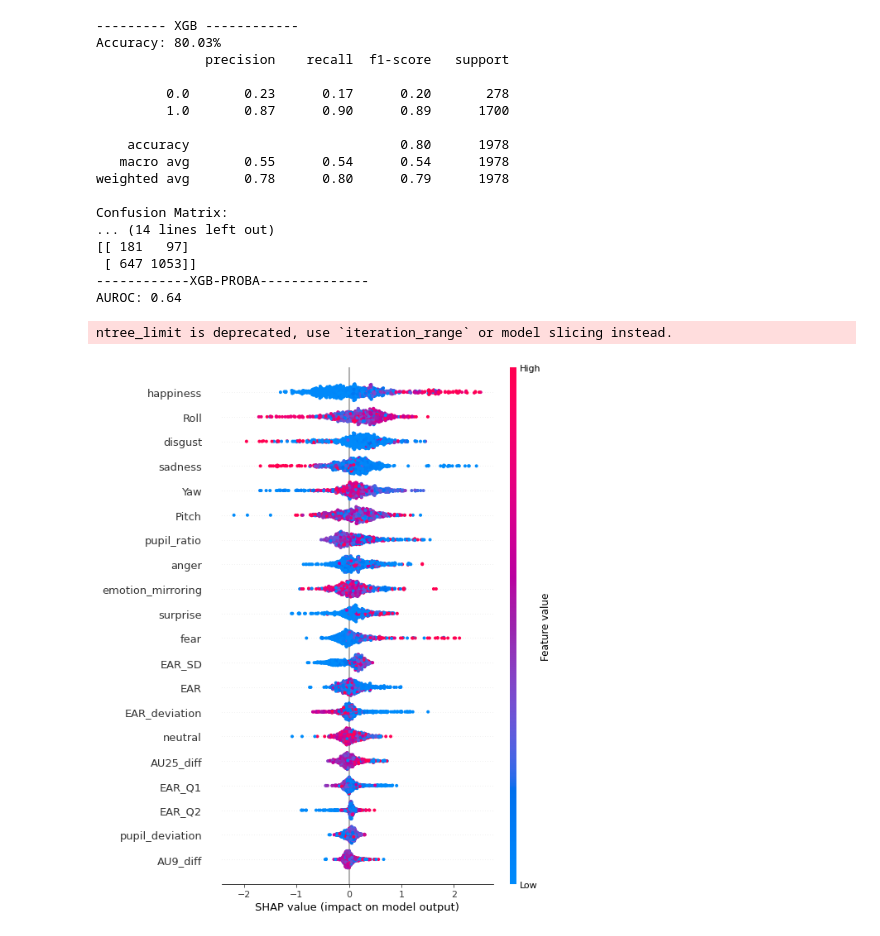
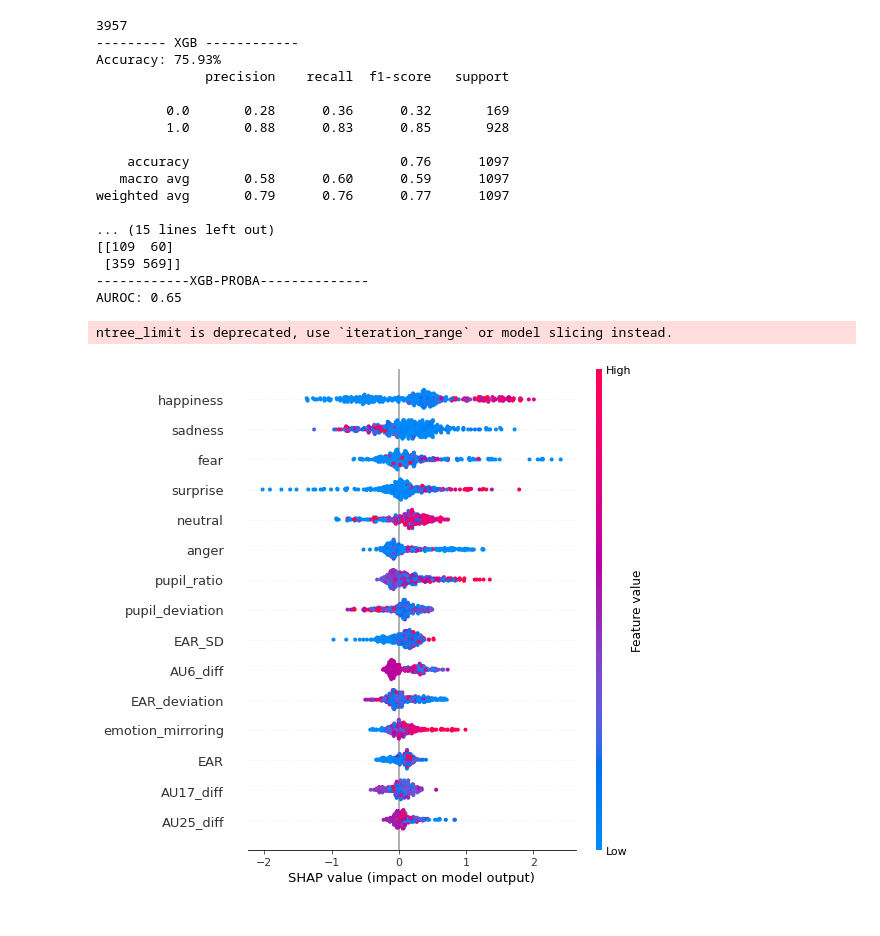
Before and after one commit to ramon284/Interest-predictor, a Jupyter notebook: zpredict.ipynb, the cells around one changed output. Saved outputs shown, nothing was run; the diff lists cells and outputs as text; code cells hidden in the pictures.

```diff
--- a/zpredict.ipynb
+++ b/zpredict.ipynb
@@ -231,27 +220,61 @@ print(len(y_train))
 X_train_filled = X_train.fillna(X_train.median())
 X_test_filled = X_test.fillna(X_train.median())
 # %%
+# from imblearn.under_sampling import NearMiss
+
+# smoteBool = 0
+# undersampleBool = 0
+
+# if smoteBool:
+#     print('SMOTE xgboost')
+#     X_train_smote, y_train_smote = smote.fit_resample(X_train_filled, y_train)
+#     scale_pos_weight = len(y_train_smote[y_train_smote == 0]) / len(y_train_smote[y_train_smote == 1])
+#     model = xgb.XGBClassifier(objective='binary:logistic', random_state=42, scale_pos_weight=scale_pos_weight)  # Adjust hyperparameters as needed
+#     model.fit(X_train_smote, y_train_smote)
+# elif undersampleBool:
+#     print('UNDERSAMPLE xgboost')
+#     nm = NearMiss()
+#     X_train_filled, y_train = nm.fit_resample(X_train_filled, y_train)
+#     scale_pos_weight = len(y_train[y_train == 0]) / len(y_train[y_train == 1])
+#     model = xgb.XGBClassifier(objective='binary:logistic', random_state=42, scale_pos_weight=scale_pos_weight)  # Adjust hyperparameters as needed
+#     model.fit(X_train_filled, y_train)
+# else:
+#     scale_pos_weight = len(y_train[y_train == 0]) / len(y_train[y_train == 1])
+#     print(f'REGULAR xgboost, scale_weight:{scale_pos_weight}')
+#     model = xgb.XGBClassifier(objective='binary:logistic', random_state=42, scale_pos_weight=(scale_pos_weight/3),
+#                               learning_rate=0.12, min_child_weight=1, max_delta_step=5,
+#                               n_estimators = 200)  # Adjust hyperparameters as needed
+#     model.fit(X_train_filled, y_train)
+
 from imblearn.under_sampling import NearMiss
+from sklearn.feature_selection import RFECV
+from sklearn.model_selection import StratifiedKFold
+from xgboost import XGBClassifier
+from sklearn.pipeline import make_pipeline
 
 smoteBool = 0
 undersampleBool = 0
+
+rfecv = RFECV(estimator=XGBClassifier(), step=1, cv=StratifiedKFold(5), scoring='f1_weighted')
 
 if smoteBool:
     print('SMOTE xgboost')
     X_train_smote, y_train_smote = smote.fit_resample(X_train_filled, y_train)
     scale_pos_weight = len(y_train_smote[y_train_smote == 0]) / len(y_train_smote[y_train_smote == 1])
-    model = xgb.XGBClassifier(objective='binary:logistic', random_state=42, scale_pos_weight=scale_pos_weight)  # Adjust hyperparameters as needed
+    model = make_pipeline(rfecv, XGBClassifier(objective='binary:logistic', random_state=42, scale_pos_weight=scale_pos_weight))  # Adjust hyperparameters as needed
     model.fit(X_train_smote, y_train_smote)
 elif undersampleBool:
     print('UNDERSAMPLE xgboost')
     nm = NearMiss()
     X_train_filled, y_train = nm.fit_resample(X_train_filled, y_train)
     scale_pos_weight = len(y_train[y_train == 0]) / len(y_train[y_train == 1])
-    model = xgb.XGBClassifier(objective='binary:logistic', random_state=42, scale_pos_weight=scale_pos_weight)  # Adjust hyperparameters as needed
+    model = make_pipeline(rfecv, XGBClassifier(objective='binary:logistic', random_state=42, scale_pos_weight=scale_pos_weight))  # Adjust hyperparameters as needed
     model.fit(X_train_filled, y_train)
 else:
     scale_pos_weight = len(y_train[y_train == 0]) / len(y_train[y_train == 1])
     print(f'REGULAR xgboost, scale_weight:{scale_pos_weight}')
-    model = xgb.XGBClassifier(objective='binary:logistic', random_state=42, scale_pos_weight=scale_pos_weight)  # Adjust hyperparameters as needed
+    model = make_pipeline(rfecv, XGBClassifier(objective='binary:logistic', random_state=42, scale_pos_weight=(scale_pos_weight/3),
+                              learning_rate=0.12, min_child_weight=1, max_delta_step=5,
+                              n_estimators = 200))  # Adjust hyperparameters as needed
     model.fit(X_train_filled, y_train)
 # %% [output]
@@ -274,6 +299,8 @@ else:
     svm_clf.fit(X_train_filled, y_train)
     y_pred_svm = svm_clf.predict(X_test_filled)
 # %%
+print(len(X_train_filled))
+
 y_pred = model.predict(X_test_filled)
 print('--------- XGB ------------')
 accuracy = accuracy_score(y_test, y_pred)
@@ -306,46 +333,55 @@ print("AUROC: %.2f" % auroc)
 
 
 ## 21 15
+## 20-89 and 33-74
+## nu 27-90 en 35-73
+
+## Confusion Matrix xgb:
+# [[  63  215]
+#  [ 129 1571]]
+# Confusion Matrix svm:
+# [[ 205   73]
+#  [ 681 1019]]
 # %% [output]
+3957
 --------- XGB ------------
-Accuracy: 80.03%
+Accuracy: 75.93%
               precision    recall  f1-score   support
 
-         0.0       0.23      0.17      0.20       278
-         1.0       0.87      0.90      0.89      1700
+         0.0       0.28      0.36      0.32       169
+         1.0       0.88      0.83      0.85       928
 
-    accuracy                           0.80      1978
-   macro avg       0.55      0.54      0.54      1978
-weighted avg       0.78      0.80      0.79      1978
+    accuracy                           0.76      1097
+   macro avg       0.58      0.60      0.59      1097
+weighted avg       0.79      0.76      0.77      1097
 
-Confusion Matrix:
-... (14 lines left out)
-[[ 181   97]
- [ 647 1053]]
+... (15 lines left out)
+[[109  60]
+ [359 569]]
 ------------XGB-PROBA--------------
-AUROC: 0.64
+AUROC: 0.65
 # %%
 import shap
 
 # Create object that can calculate shap values
 explainer = shap.TreeExplainer(model)
 
 # Define the number of samples you want
-num_samples = 750
+num_samples = 350
 
 # Calculate Shap values
 if smoteBool:
     print('smote')
     sample = X_train_smote.sample(n=num_samples, random_state=42, replace=True)
     shap_values = explainer.shap_values(sample)
     shap.summary_plot(shap_values, sample)
 else:
     sample = X_train_filled.sample(n=num_samples, random_state=42, replace=True)
     shap_values = explainer.shap_values(sample)
-    shap.summary_plot(shap_values, sample)
+    shap.summary_plot(shap_values, sample, max_display=15)
 # %% [output]
 ntree_limit is deprecated, use `iteration_range` or model slicing instead.
-[figure, old version]
+[figure, new version]
 # %%
 from lazypredict.Supervised import LazyClassifier
 from sklearn.model_selection import train_test_split
```
Also changed, not shown: parts of 13 cells of this notebook, 3 other files.
